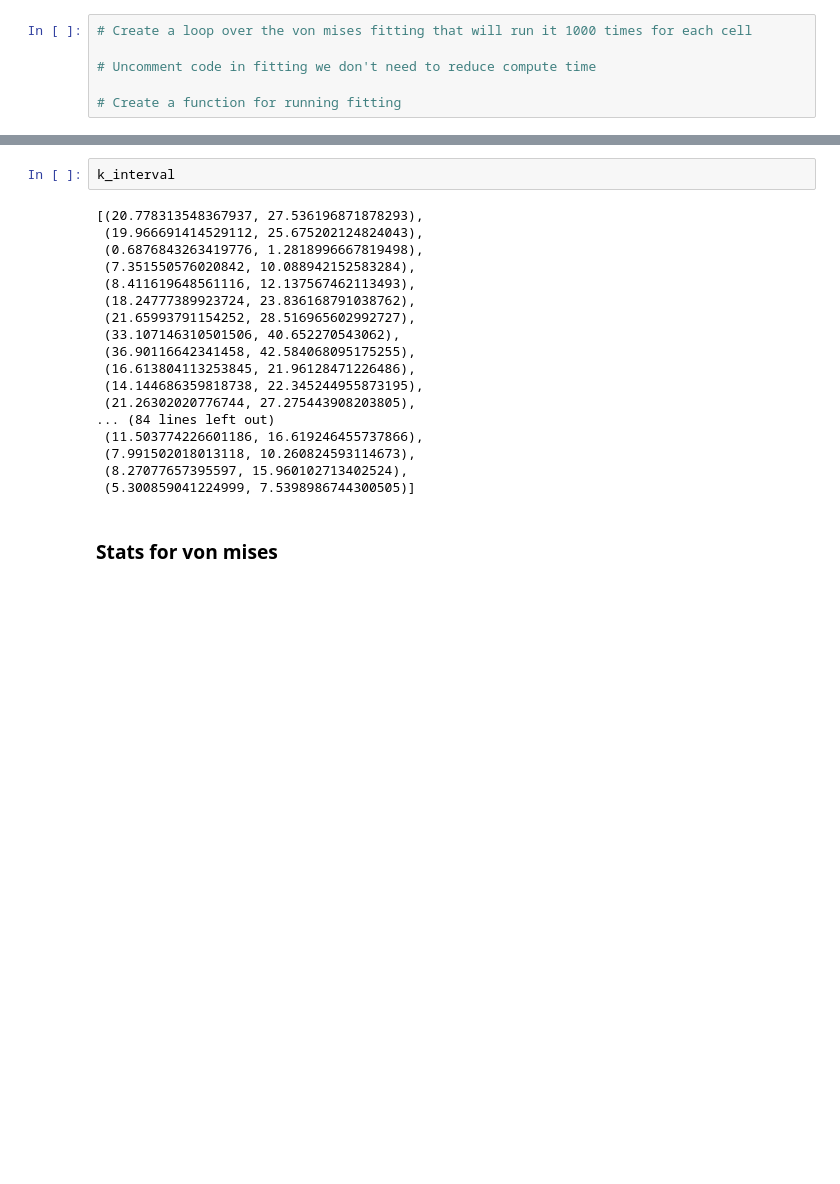
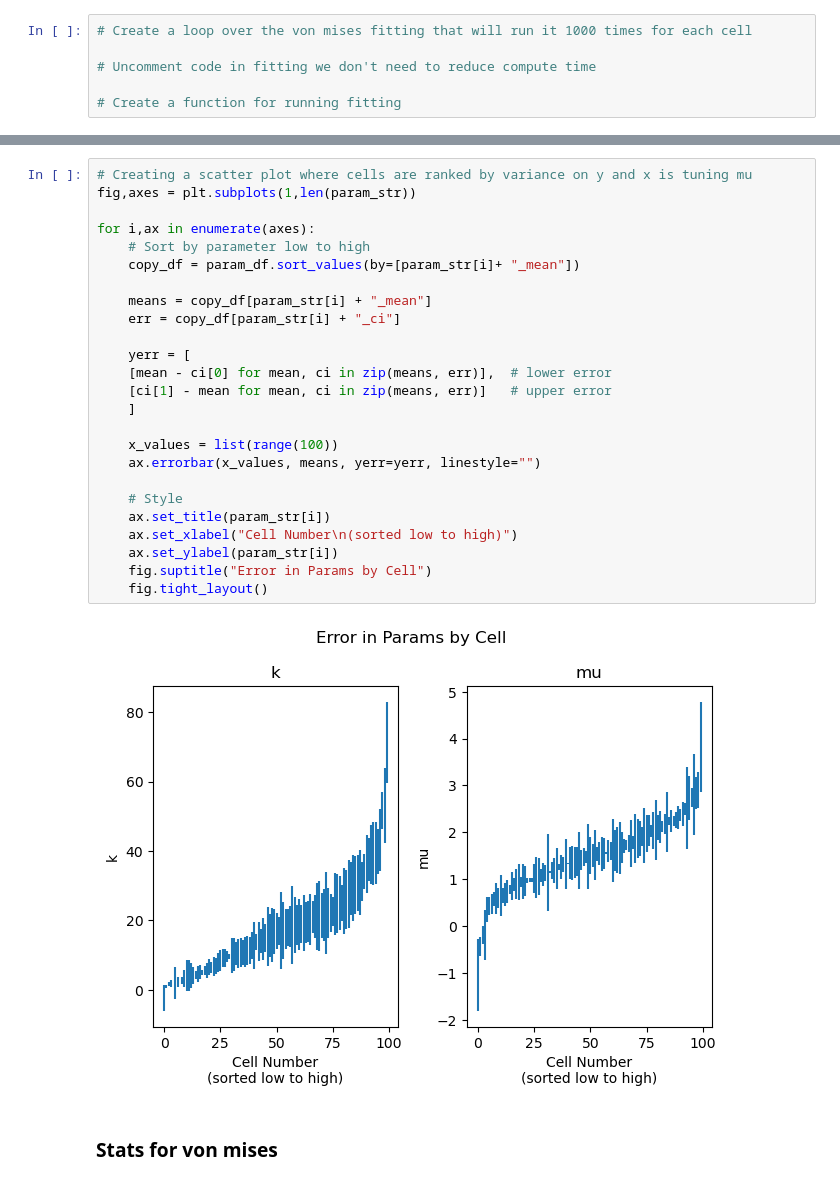
Before and after one commit to histedlab/analysisConnor2025, a Jupyter notebook: develop/250522 Von Mises Test - Tuning Analysis.ipynb, the cells around one changed output, grey strips where cells are left out. Cells and saved outputs as stored; diff of their text form; blank space fills up the shorter version.

Commit message:
CP: checkpoint for fitting code
Boostrapping and parameter plotting complete, want to add back in standard fitting code to asses fit quality without re-running bootstrapping each time.

```diff
--- a/develop/250522 Von Mises Test - Tuning Analysis.ipynb
+++ b/develop/250522 Von Mises Test - Tuning Analysis.ipynb
@@ -554,23 +640,30 @@ for cell_ind in range(pre_averages.shape[0]):
-# %%
-k_interval
-# %% [output]
-[(20.778313548367937, 27.536196871878293),
- (19.966691414529112, 25.675202124824043),
- (0.6876843263419776, 1.2818996667819498),
- (7.351550576020842, 10.088942152583284),
- (8.411619648561116, 12.137567462113493),
- (18.24777389923724, 23.836168791038762),
- (21.65993791154252, 28.516965602992727),
- (33.107146310501506, 40.652270543062),
- (36.90116642341458, 42.584068095175255),
- (16.613804113253845, 21.96128471226486),
- (14.144686359818738, 22.345244955873195),
- (21.26302020776744, 27.275443908203805),
-... (84 lines left out)
- (11.503774226601186, 16.619246455737866),
- (7.991502018013118, 10.260824593114673),
- (8.27077657395597, 15.960102713402524),
- (5.300859041224999, 7.5398986744300505)]
+# %%
+# Creating a scatter plot where cells are ranked by variance on y and x is tuning mu
+fig,axes = plt.subplots(1,len(param_str))
+
+for i,ax in enumerate(axes):
+    # Sort by parameter low to high
+    copy_df = param_df.sort_values(by=[param_str[i]+ "_mean"])
+
+    means = copy_df[param_str[i] + "_mean"]
+    err = copy_df[param_str[i] + "_ci"]
+
+    yerr = [
+    [mean - ci[0] for mean, ci in zip(means, err)],  # lower error
+    [ci[1] - mean for mean, ci in zip(means, err)]   # upper error
+    ]
+
+    x_values = list(range(100))
+    ax.errorbar(x_values, means, yerr=yerr, linestyle="")
+
+    # Style
+    ax.set_title(param_str[i])
+    ax.set_xlabel("Cell Number\n(sorted low to high)")
+    ax.set_ylabel(param_str[i])
+    fig.suptitle("Error in Params by Cell")
+    fig.tight_layout()
+# %% [output]
+[figure, added]
 # %% [markdown]
 ### Stats for von mises
 # %%
```
Also changed, not shown: parts of 9 cells of this notebook, 2 other files.
